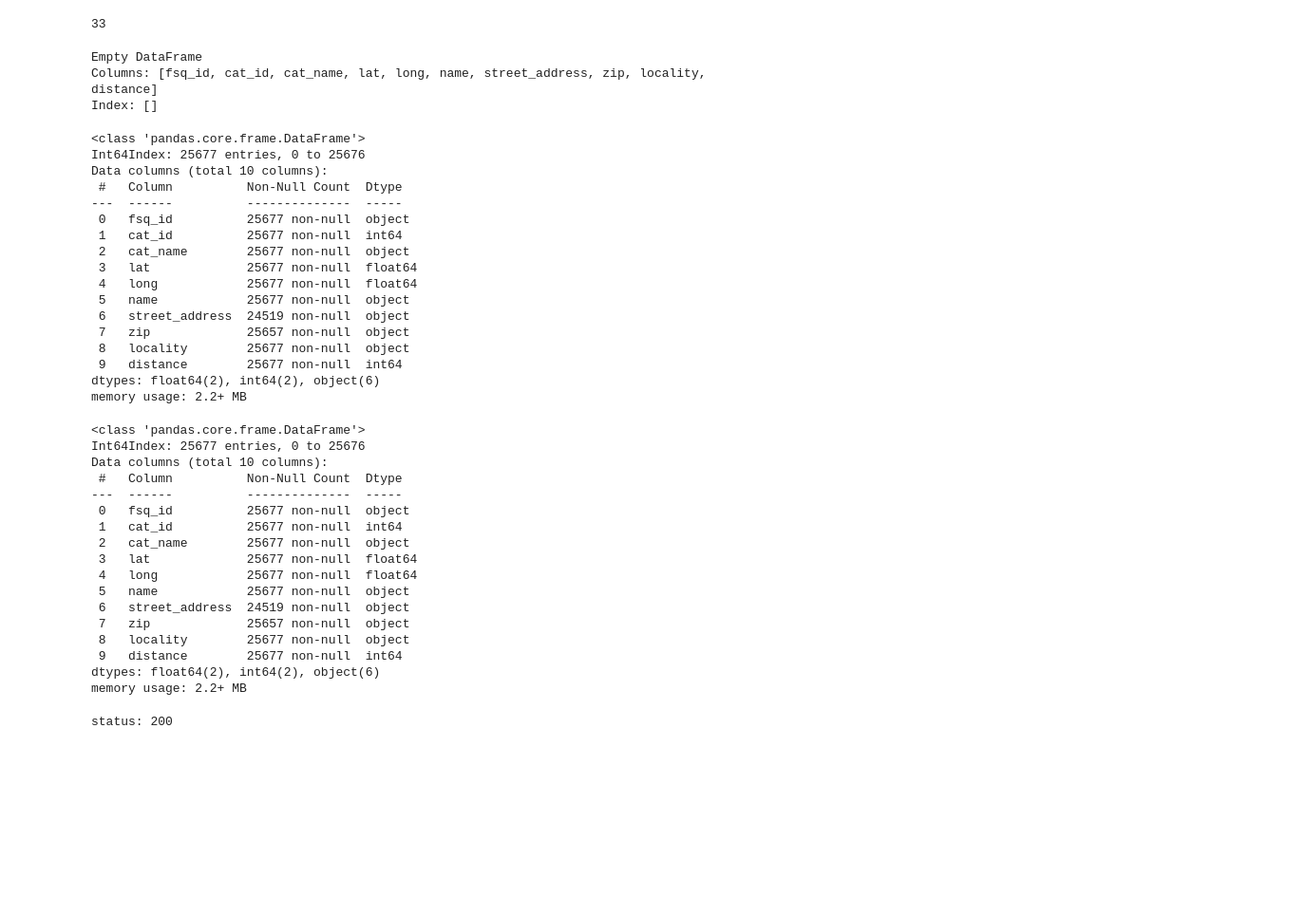
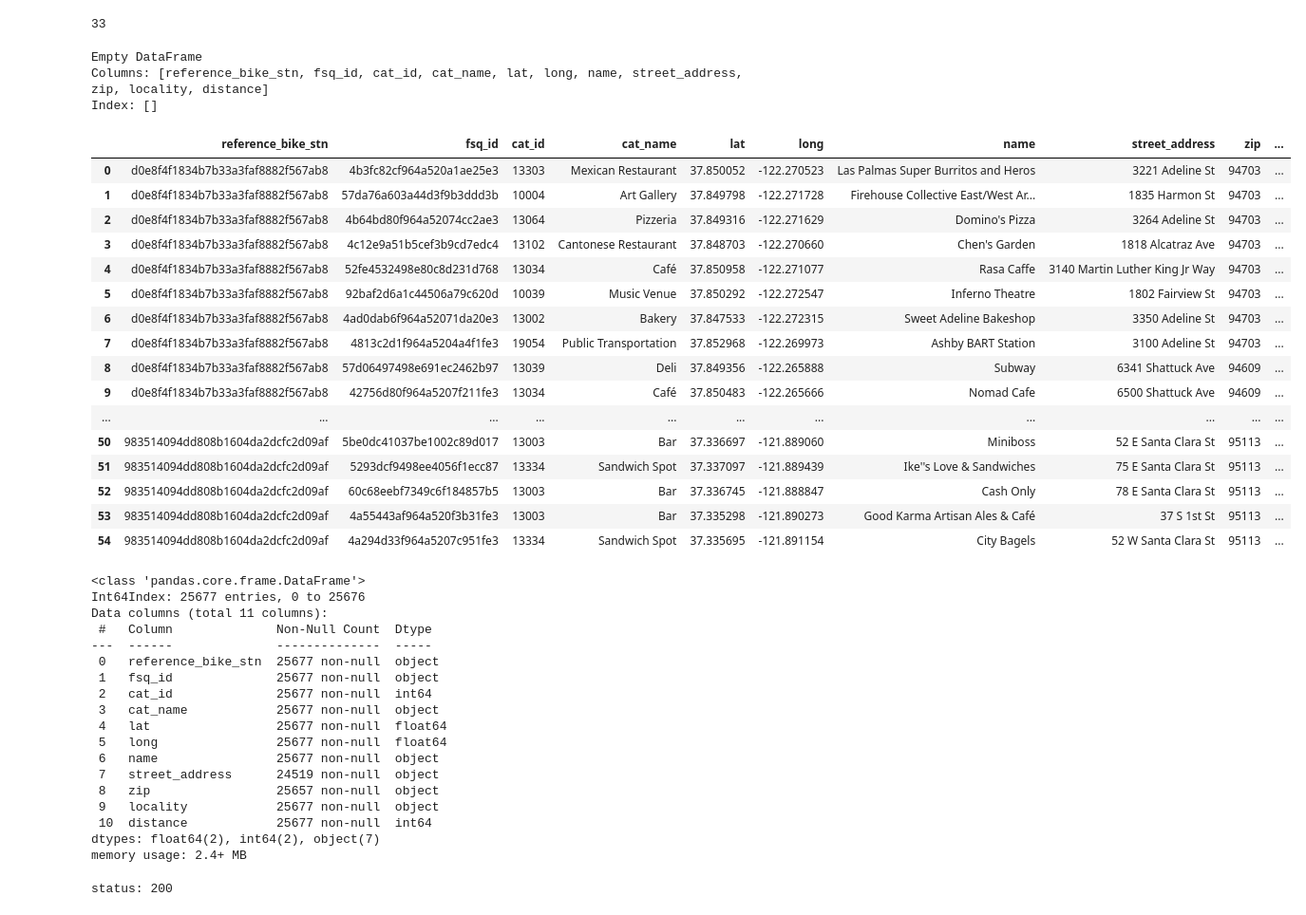
Before and after one commit to briggyx/biking_bayarea, a Jupyter notebook: docs/yelp_foursquare_EDA.ipynb, the cells around one changed output. Shown: that part at 95% size. Drawn from its saved outputs; the diff is of its cells as text; code cells hidden in the pictures; blank space fills up the shorter version.

Commit message:
finished parsing api results

```diff
--- a/docs/yelp_foursquare_EDA.ipynb
+++ b/docs/yelp_foursquare_EDA.ipynb
@@ -104,41 +107,40 @@ res1['results'][0].get('distance', None)
 # %% [output]
 33
 # %%
-cols = ["fsq_id", "cat_id", "cat_name", "lat", "long", "name", "street_address", "zip", "locality", "distance"]
-
+cols = ['reference_bike_stn', "fsq_id", "cat_id", "cat_name", "lat", "long", "name", "street_address", "zip", "locality", "distance"]
 fsq_df = pd.DataFrame(columns=cols)
 print(fsq_df)
 # %% [output]
 Empty DataFrame
-Columns: [fsq_id, cat_id, cat_name, lat, long, name, street_address, zip, locality, distance]
+Columns: [reference_bike_stn, fsq_id, cat_id, cat_name, lat, long, name, street_address, zip, locality, distance]
 Index: []
 # %%
 url = 'https://api.foursquare.com/v3/places/search'
 params = {'radius': '1000', 'limit': '50', 'categories' : '13000,10000,16000,19042,19043,19046,19050,19054', 'sort' : 'distance'} #13000 is the category label for dining & drinking on foursquare, 10000 =  arts & entertainment, 16000 = landmarks & outdoors, 19042 = bus station, 19043 = bus stop, 19046 = metro station, 19050 = tram station, 19054 = public transportation
 headers = {'Accept': 'application/json', 'Authorization': f'{fsq_api_key}'}
 # %%
-fsq_places = fsq_yelp_parsing.get_fsq_places(citybikes_df, url, params,
-                                             headers)
+# fsq_places = fsq_yelp_parsing.get_fsq_places(citybikes_df, url, params,
+#                                              headers)
-# %%
-fsq_places.info()
-# %% [output]
-<class 'pandas.core.frame.DataFrame'>
-Int64Index: 25677 entries, 0 to 25676
-Data columns (total 10 columns):
- #   Column          Non-Null Count  Dtype
----  ------          --------------  -----
- 0   fsq_id          25677 non-null  object
- 1   cat_id          25677 non-null  int64
- 2   cat_name        25677 non-null  object
- 3   lat             25677 non-null  float64
- 4   long            25677 non-null  float64
- 5   name            25677 non-null  object
- 6   street_address  24519 non-null  object
- 7   zip             25657 non-null  object
- 8   locality        25677 non-null  object
- 9   distance        25677 non-null  int64
-dtypes: float64(2), int64(2), object(6)
-memory usage: 2.2+ MB
+# %%
+fsq_places.head(55)
+# %% [output]
+|  | reference_bike_stn | fsq_id | cat_id | cat_name | lat | long | name | street_address | zip | ... |
+| 0 | d0e8f4f1834b7b33a3faf8882f567ab8 | 4b3fc82cf964a520a1ae25e3 | 13303 | Mexican Restaurant | 37.850052 | -122.270523 | Las Palmas Super Burritos and Heros | 3221 Adeline St | 94703 | ... |
+| 1 | d0e8f4f1834b7b33a3faf8882f567ab8 | 57da76a603a44d3f9b3ddd3b | 10004 | Art Gallery | 37.849798 | -122.271728 | Firehouse Collective East/West Ar... | 1835 Harmon St | 94703 | ... |
+| 2 | d0e8f4f1834b7b33a3faf8882f567ab8 | 4b64bd80f964a52074cc2ae3 | 13064 | Pizzeria | 37.849316 | -122.271629 | Domino's Pizza | 3264 Adeline St | 94703 | ... |
+| 3 | d0e8f4f1834b7b33a3faf8882f567ab8 | 4c12e9a51b5cef3b9cd7edc4 | 13102 | Cantonese Restaurant | 37.848703 | -122.270660 | Chen's Garden | 1818 Alcatraz Ave | 94703 | ... |
+| 4 | d0e8f4f1834b7b33a3faf8882f567ab8 | 52fe4532498e80c8d231d768 | 13034 | Café | 37.850958 | -122.271077 | Rasa Caffe | 3140 Martin Luther King Jr Way | 94703 | ... |
+| 5 | d0e8f4f1834b7b33a3faf8882f567ab8 | 92baf2d6a1c44506a79c620d | 10039 | Music Venue | 37.850292 | -122.272547 | Inferno Theatre | 1802 Fairview St | 94703 | ... |
+| 6 | d0e8f4f1834b7b33a3faf8882f567ab8 | 4ad0dab6f964a52071da20e3 | 13002 | Bakery | 37.847533 | -122.272315 | Sweet Adeline Bakeshop | 3350 Adeline St | 94703 | ... |
+| 7 | d0e8f4f1834b7b33a3faf8882f567ab8 | 4813c2d1f964a5204a4f1fe3 | 19054 | Public Transportation | 37.852968 | -122.269973 | Ashby BART Station | 3100 Adeline St | 94703 | ... |
+| 8 | d0e8f4f1834b7b33a3faf8882f567ab8 | 57d06497498e691ec2462b97 | 13039 | Deli | 37.849356 | -122.265888 | Subway | 6341 Shattuck Ave | 94609 | ... |
+| 9 | d0e8f4f1834b7b33a3faf8882f567ab8 | 42756d80f964a5207f211fe3 | 13034 | Café | 37.850483 | -122.265666 | Nomad Cafe | 6500 Shattuck Ave | 94609 | ... |
+| ... | ... | ... | ... | ... | ... | ... | ... | ... | ... | ... |
+| 50 | 983514094dd808b1604da2dcfc2d09af | 5be0dc41037be1002c89d017 | 13003 | Bar | 37.336697 | -121.889060 | Miniboss | 52 E Santa Clara St | 95113 | ... |
+| 51 | 983514094dd808b1604da2dcfc2d09af | 5293dcf9498ee4056f1ecc87 | 13334 | Sandwich Spot | 37.337097 | -121.889439 | Ike''s Love & Sandwiches | 75 E Santa Clara St | 95113 | ... |
+| 52 | 983514094dd808b1604da2dcfc2d09af | 60c68eebf7349c6f184857b5 | 13003 | Bar | 37.336745 | -121.888847 | Cash Only | 78 E Santa Clara St | 95113 | ... |
+| 53 | 983514094dd808b1604da2dcfc2d09af | 4a55443af964a520f3b31fe3 | 13003 | Bar | 37.335298 | -121.890273 | Good Karma Artisan Ales & Café | 37 S 1st St | 95113 | ... |
+| 54 | 983514094dd808b1604da2dcfc2d09af | 4a294d33f964a5207c951fe3 | 13334 | Sandwich Spot | 37.335695 | -121.891154 | City Bagels | 52 W Santa Clara St | 95113 | ... |
 # %%
 # PICKLE THE COMPLETED FSQ DF
 # with open('../data/fsq_places.pickle', 'wb') as df:
@@ -152,21 +154,22 @@ fsq_places.info()
 # %% [output]
 <class 'pandas.core.frame.DataFrame'>
 Int64Index: 25677 entries, 0 to 25676
-Data columns (total 10 columns):
- #   Column          Non-Null Count  Dtype
----  ------          --------------  -----
- 0   fsq_id          25677 non-null  object
- 1   cat_id          25677 non-null  int64
- 2   cat_name        25677 non-null  object
- 3   lat             25677 non-null  float64
- 4   long            25677 non-null  float64
- 5   name            25677 non-null  object
- 6   street_address  24519 non-null  object
- 7   zip             25657 non-null  object
- 8   locality        25677 non-null  object
- 9   distance        25677 non-null  int64
-dtypes: float64(2), int64(2), object(6)
-memory usage: 2.2+ MB
+Data columns (total 11 columns):
+ #   Column              Non-Null Count  Dtype
+---  ------              --------------  -----
+ 0   reference_bike_stn  25677 non-null  object
+ 1   fsq_id              25677 non-null  object
+ 2   cat_id              25677 non-null  int64
+ 3   cat_name            25677 non-null  object
+ 4   lat                 25677 non-null  float64
+ 5   long                25677 non-null  float64
+ 6   name                25677 non-null  object
+ 7   street_address      24519 non-null  object
+ 8   zip                 25657 non-null  object
+ 9   locality            25677 non-null  object
+ 10  distance            25677 non-null  int64
+dtypes: float64(2), int64(2), object(7)
+memory usage: 2.4+ MB
 # %%
 url = 'https://api.yelp.com/v3/businesses/search'
 categories = 'beaches,bicyclepaths,bowling,rock_climbing,escapegames,hiking,tennis,volleyball,zoos,arcades,galleries,gardens,movietheaters,festivals,museums,trainstations,busstations,metrostations,publictransport,trains,bars,barcrawl,beergardens,karaoke,restaurants'
```
Also changed, not shown: parts of 9 cells of this notebook, 4 other files.
